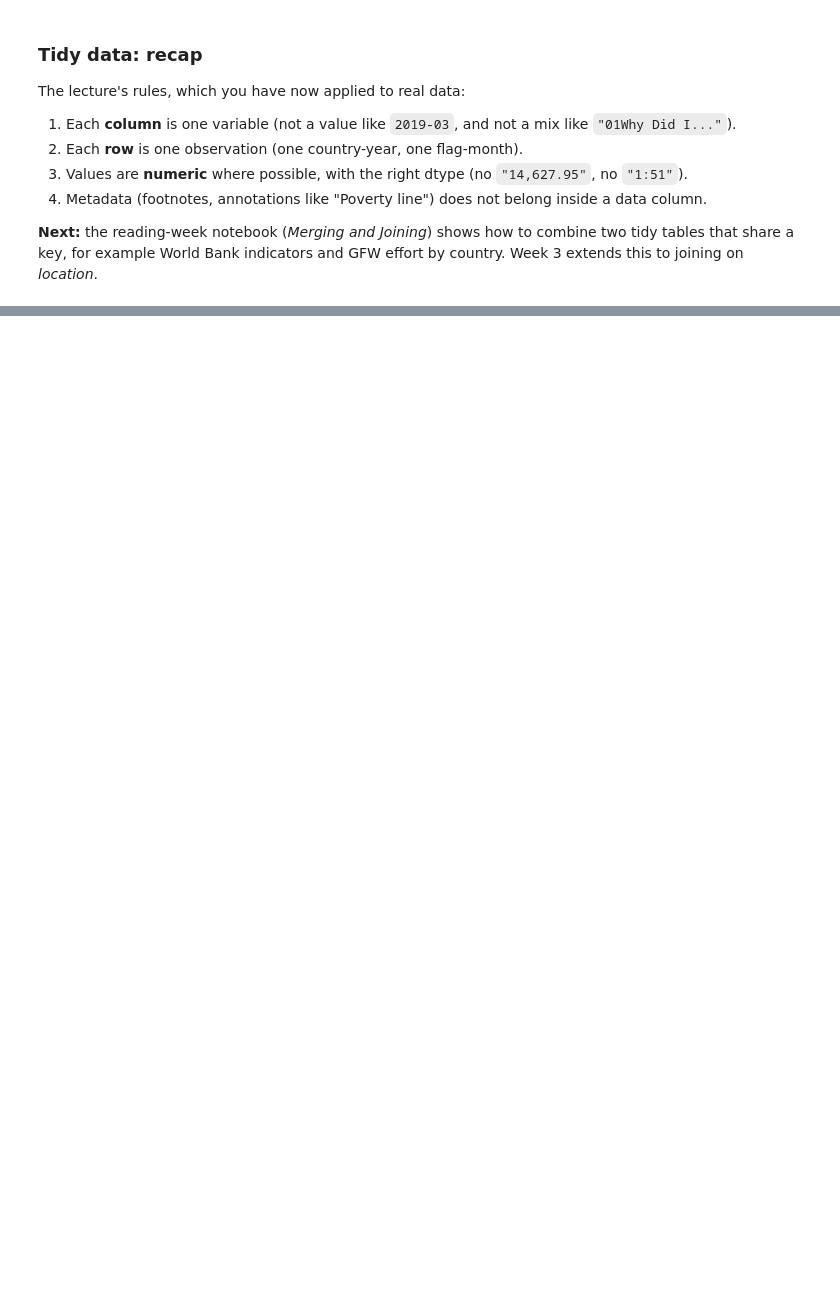
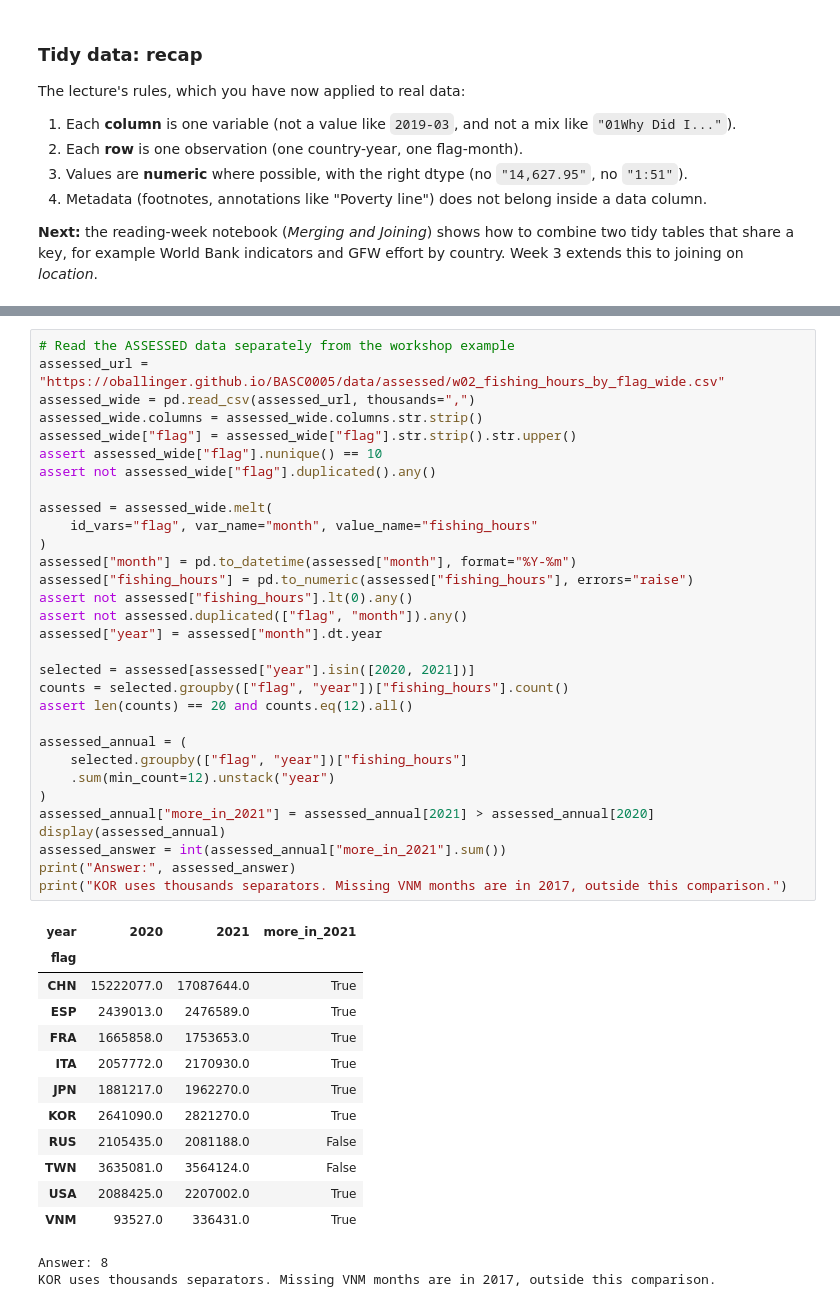
Before and after one commit to christy040406-maker/QM2, a Jupyter notebook: notebooks/W02. Pandas.ipynb, the cells around one changed output, grey strips where cells are left out. Drawn from its saved outputs; the diff is of its cells as text; blank space fills up the shorter version.

```diff
--- a/notebooks/W02. Pandas.ipynb
+++ b/notebooks/W02. Pandas.ipynb
@@ -1240,0 +1455,46 @@ The lecture's rules, which you have now applied to real data:
+# %%
+# Read the ASSESSED data separately from the workshop example
+assessed_url = "https://oballinger.github.io/BASC0005/data/assessed/w02_fishing_hours_by_flag_wide.csv"
+assessed_wide = pd.read_csv(assessed_url, thousands=",")
+assessed_wide.columns = assessed_wide.columns.str.strip()
+assessed_wide["flag"] = assessed_wide["flag"].str.strip().str.upper()
+assert assessed_wide["flag"].nunique() == 10
+assert not assessed_wide["flag"].duplicated().any()
+
+assessed = assessed_wide.melt(
+    id_vars="flag", var_name="month", value_name="fishing_hours"
+)
+assessed["month"] = pd.to_datetime(assessed["month"], format="%Y-%m")
+assessed["fishing_hours"] = pd.to_numeric(assessed["fishing_hours"], errors="raise")
+assert not assessed["fishing_hours"].lt(0).any()
+assert not assessed.duplicated(["flag", "month"]).any()
+assessed["year"] = assessed["month"].dt.year
+
+selected = assessed[assessed["year"].isin([2020, 2021])]
+counts = selected.groupby(["flag", "year"])["fishing_hours"].count()
+assert len(counts) == 20 and counts.eq(12).all()
+
+assessed_annual = (
+    selected.groupby(["flag", "year"])["fishing_hours"]
+    .sum(min_count=12).unstack("year")
+)
+assessed_annual["more_in_2021"] = assessed_annual[2021] > assessed_annual[2020]
+display(assessed_annual)
+assessed_answer = int(assessed_annual["more_in_2021"].sum())
+print("Answer:", assessed_answer)
+print("KOR uses thousands separators. Missing VNM months are in 2017, outside this comparison.")
+# %% [output]
+| year | 2020 | 2021 | more_in_2021 |
+| flag |  |  |  |
+| CHN | 15222077.0 | 17087644.0 | True |
+| ESP | 2439013.0 | 2476589.0 | True |
+| FRA | 1665858.0 | 1753653.0 | True |
+| ITA | 2057772.0 | 2170930.0 | True |
+| JPN | 1881217.0 | 1962270.0 | True |
+| KOR | 2641090.0 | 2821270.0 | True |
+| RUS | 2105435.0 | 2081188.0 | False |
+| TWN | 3635081.0 | 3564124.0 | False |
+| USA | 2088425.0 | 2207002.0 | True |
+| VNM | 93527.0 | 336431.0 | True |
+Answer: 8
+KOR uses thousands separators. Missing VNM months are in 2017, outside this comparison.
```
Also changed, not shown: parts of 9 cells of this notebook.
